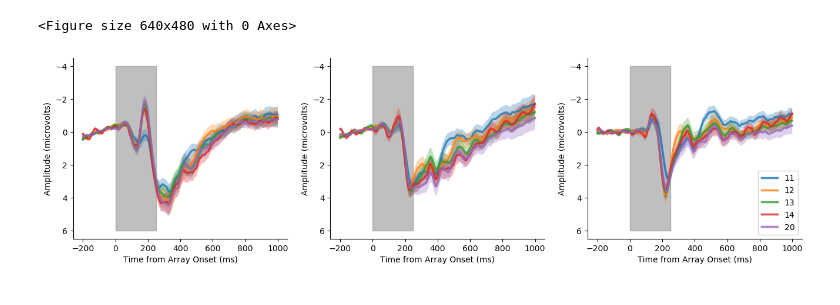
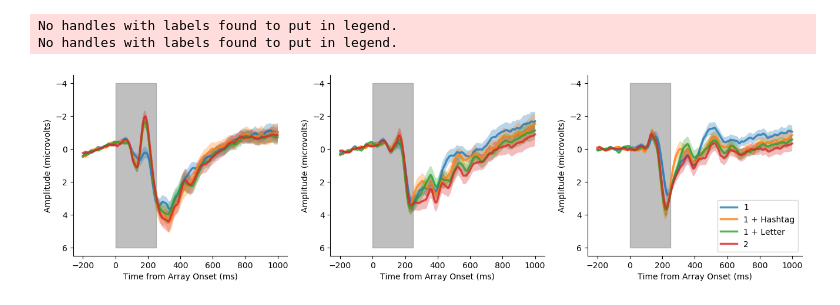
Before and after one commit to WilliamThyer/Dissociating-Spatial-and-Item-Based-Attention, a Jupyter notebook: Cannonball/analysis/plot_erp.ipynb, the cells around one changed output. Drawn from its saved outputs; the diff is of its cells as text; code cells hidden in the pictures.

```diff
--- a/Cannonball/analysis/plot_erp.ipynb
+++ b/Cannonball/analysis/plot_erp.ipynb
@@ -13,21 +22,18 @@ np.random.seed(42)
 # %%
-plt.clf()
-
 fig,axes = plt.subplots(1,3,figsize=(16,4),sharex=True,sharey=True)
-experiment_name = 'C01'
-data_dir = f'./data/{experiment_name}'
-
-exp = eeg_decoder.Experiment(experiment_name,data_dir,dev=False,trim_timepoints=[-200,1000])
-erp = eeg_decoder.ERP(exp,subtitle=experiment_name)
-xdata_all, ydata_all = erp.load_all_eeg()
-
-for isubset,(subtitle,subset) in enumerate(zip(['_ssPO','_ssC','_ssF'],[('P','O'),('C'),('F')])):
-    erp.plot_ss(xdata_all, ydata_all,ax = axes[isubset], electrode_subset=subset)
+for isubset,(subtitle,subset) in enumerate(zip(['Parietal-Occipital','Central','Frontal'],[('P','O'),('C'),('F')])):
+    erp.plot_ss(
+        xdata_all, ydata_all,
+        ax = axes[isubset],
+        electrode_subset=subset,
+        condition_subset=[11,12,13,20],
+        condition_labels=['1','1 + Hashtag','1 + Letter','2'])
 axes[isubset].legend(loc='lower right')
 
 # plt.savefig('output/figures/erps.png',dpi=500,bbox_inches='tight')
 # plt.savefig('output/figures/erps.pdf',dpi=500,bbox_inches='tight')
 plt.show()
 # %% [output]
-<Figure size 640x480 with 0 Axes>
+No handles with labels found to put in legend.
+No handles with labels found to put in legend.
-[figure, old version]
+[figure, new version]
```
Also changed, not shown: parts of 2 cells of this notebook, 4 other files.
